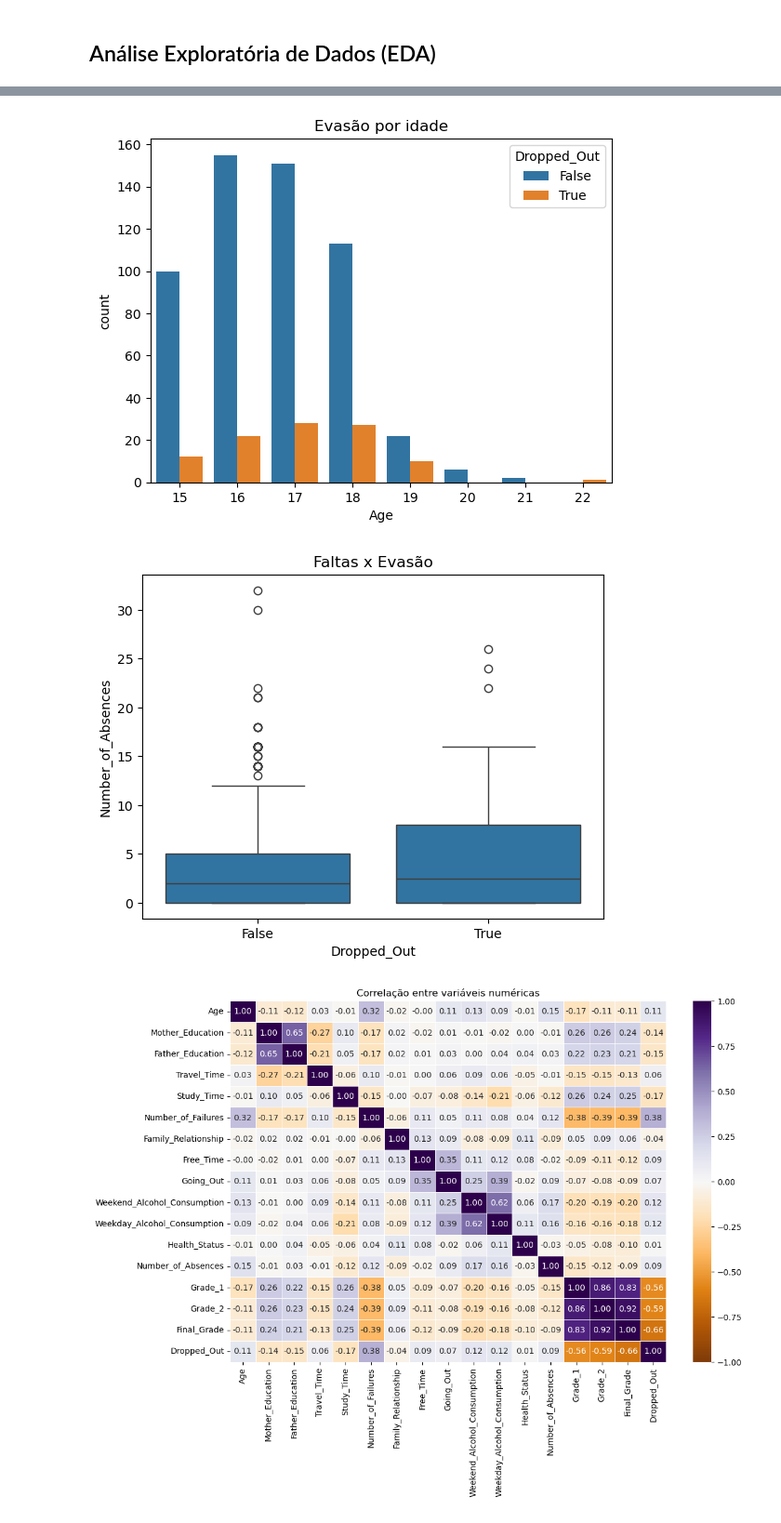
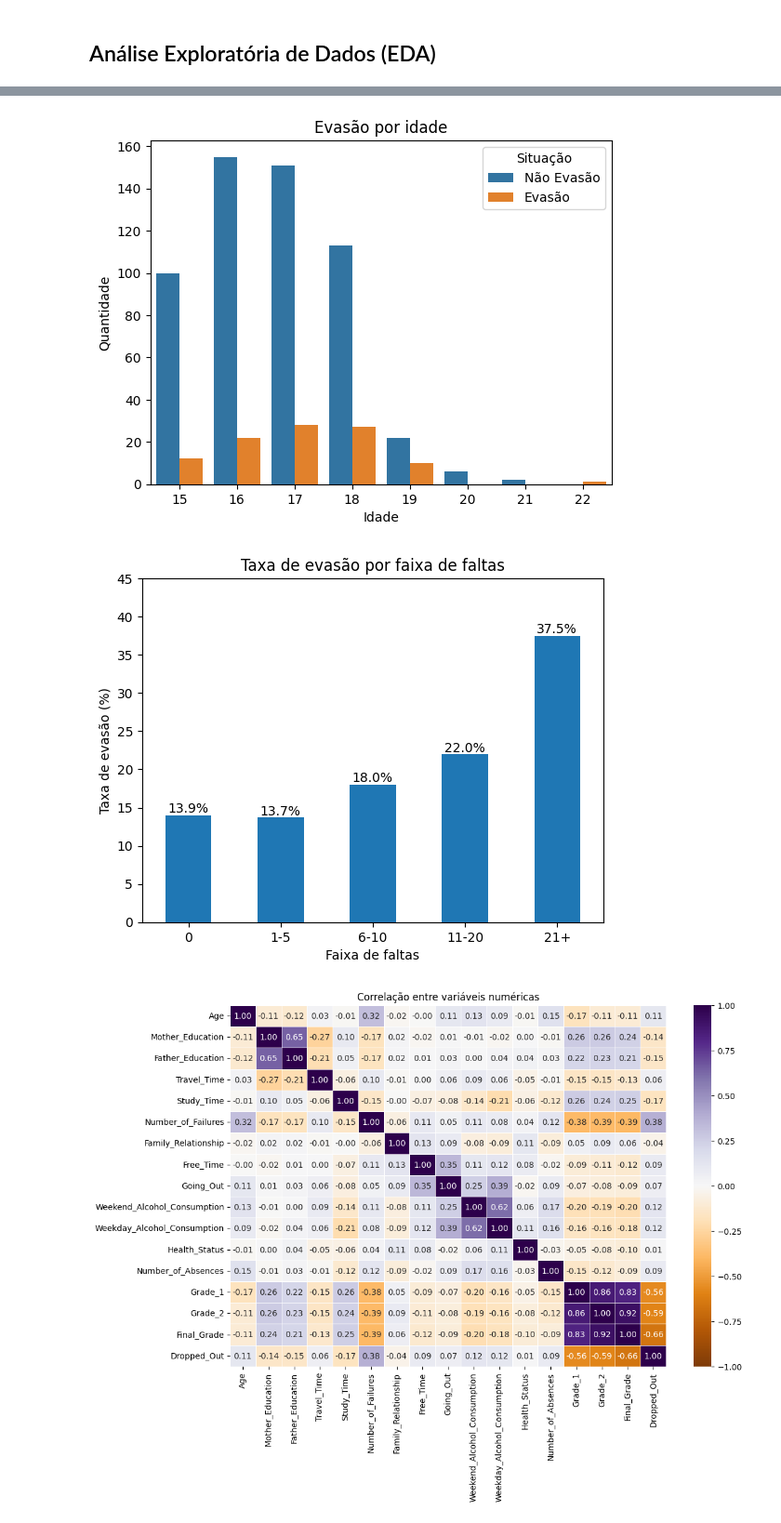
Before and after one commit to Moscofian/Sistema-alerta-para-Dropouts, a Jupyter notebook: Projeto-Dropout.ipynb, the cells around one changed output, grey strips where cells are left out. Shown at 93% size. Cells and saved outputs as stored; diff of their text form; code cells hidden in the pictures.

```diff
--- a/Projeto-Dropout.ipynb
+++ b/Projeto-Dropout.ipynb
@@ -182,17 +187,37 @@ plt.show()
 # %%
 # Evasão por idade
-sns.countplot(data=df, x='Age', hue='Dropped_Out')
+situacao = df['Dropped_Out'].map({False: 'Não Evasão', True: 'Evasão'})
+ax = sns.countplot(data=df, x='Age', hue=situacao, hue_order=['Não Evasão', 'Evasão'])
+ax.legend(title='Situação')
 plt.title('Evasão por idade')
+plt.xlabel('Idade')
+plt.ylabel('Quantidade')
 plt.show()
 # %% [output]
-[figure, old version]
+[figure, new version]
 # %%
-# Evasão por faltas
-sns.boxplot(data=df, x='Dropped_Out', y='Number_of_Absences')
-plt.title('Faltas x Evasão')
+# Taxa de evasão por faixa de faltas
+# Um boxplot aqui é pouco informativo: a distribuição de faltas é muito
+# assimétrica e ~35% dos alunos têm zero faltas nos dois grupos.
+# Este gráfico responde a pergunta de forma direta:
+# quanto mais faltas, maior a chance de evasão?
+faixas = pd.cut(
+    df['Number_of_Absences'],
+    bins=[-1, 0, 5, 10, 20, df['Number_of_Absences'].max()],
+    labels=['0', '1-5', '6-10', '11-20', '21+']
+)
+taxa_evasao = df.groupby(faixas, observed=True)['Dropped_Out'].mean() * 100
+
+ax = taxa_evasao.plot(kind='bar', color=sns.color_palette()[0], rot=0)
+ax.bar_label(ax.containers[0], fmt='%.1f%%')
+plt.title('Taxa de evasão por faixa de faltas')
+plt.xlabel('Faixa de faltas')
+plt.ylabel('Taxa de evasão (%)')
+plt.ylim(0, 45)
 plt.show()
+# Obs: a faixa 21+ tem poucos alunos (8), então a taxa dela é menos confiável
 # %% [output]
-[figure, old version]
+[figure, new version]
 # %%
 # Heatmap
 # Número positivo = diretamente proporcional
```
Also changed, not shown: parts of 15 cells of this notebook, 1 other file.
